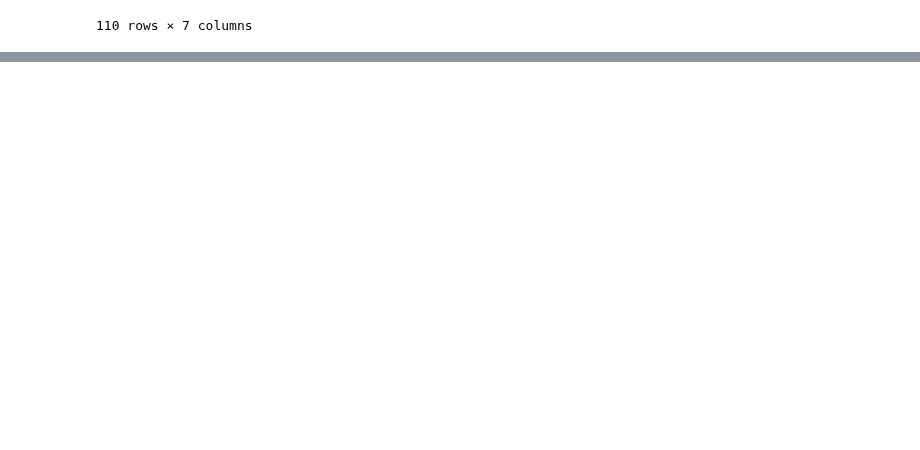
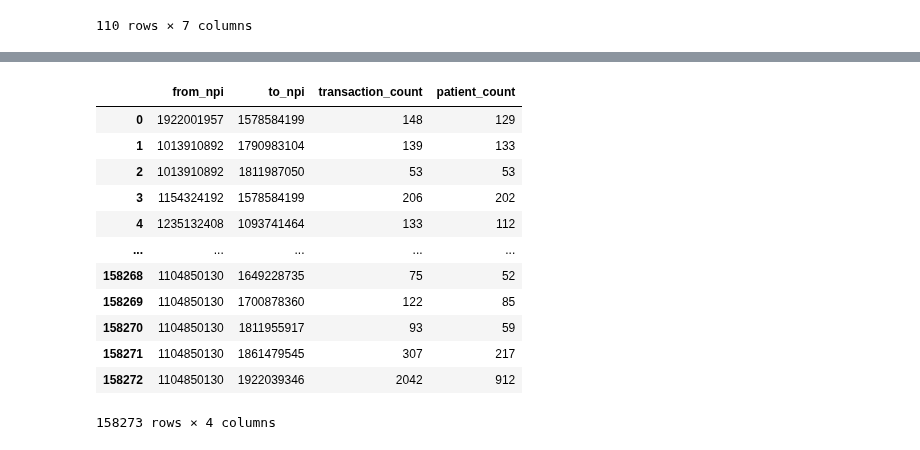
Before and after one commit to tomoumer/hop_team-the-hindenburgs, a Jupyter notebook: notebooks/data_exploration.ipynb, the cells around one changed output, grey strips where cells are left out. Saved outputs shown, nothing was run; the diff lists cells and outputs as text; code cells hidden in the pictures; blank space fills up the shorter version.

```diff
--- a/notebooks/data_exploration.ipynb
+++ b/notebooks/data_exploration.ipynb
@@ -485,0 +490,40 @@ providers_to_major.groupby(['specialization', 'parent_org'])['total_patients'].s
+# %%
+query = """
+SELECT
+    from_npi,
+    to_npi,
+    transaction_count,
+    patient_count
+FROM hop_teaming AS hop
+INNER JOIN nnpes AS n1
+ON hop.from_npi = n1.npi
+INNER JOIN zip_cbsa AS zc1
+ON n1.address_postal_code = zc1.zip
+INNER JOIN nnpes AS n2
+ON hop.to_npi = n2.npi
+INNER JOIN zip_cbsa AS zc2
+ON n2.address_postal_code = zc2.zip
+WHERE n1.address_state_name = 'TN'
+    AND n2.address_state_name = 'TN'
+    AND zc1.cbsa = 34980
+    AND zc2.cbsa = 34980
+"""
+
+with sqlite3.connect('../data/hop_teaming_database.sqlite') as db:
+    hops_discovery = pd.read_sql(query, db)
+
+hops_discovery
+# %% [output]
+|  | from_npi | to_npi | transaction_count | patient_count |
+| 0 | 1922001957 | 1578584199 | 148 | 129 |
+| 1 | 1013910892 | 1790983104 | 139 | 133 |
+| 2 | 1013910892 | 1811987050 | 53 | 53 |
+| 3 | 1154324192 | 1578584199 | 206 | 202 |
+| 4 | 1235132408 | 1093741464 | 133 | 112 |
+| ... | ... | ... | ... | ... |
+| 158268 | 1104850130 | 1649228735 | 75 | 52 |
+| 158269 | 1104850130 | 1700878360 | 122 | 85 |
+| 158270 | 1104850130 | 1811955917 | 93 | 59 |
+| 158271 | 1104850130 | 1861479545 | 307 | 217 |
+| 158272 | 1104850130 | 1922039346 | 2042 | 912 |
+158273 rows × 4 columns
```
Also changed, not shown: parts of 7 cells of this notebook.
